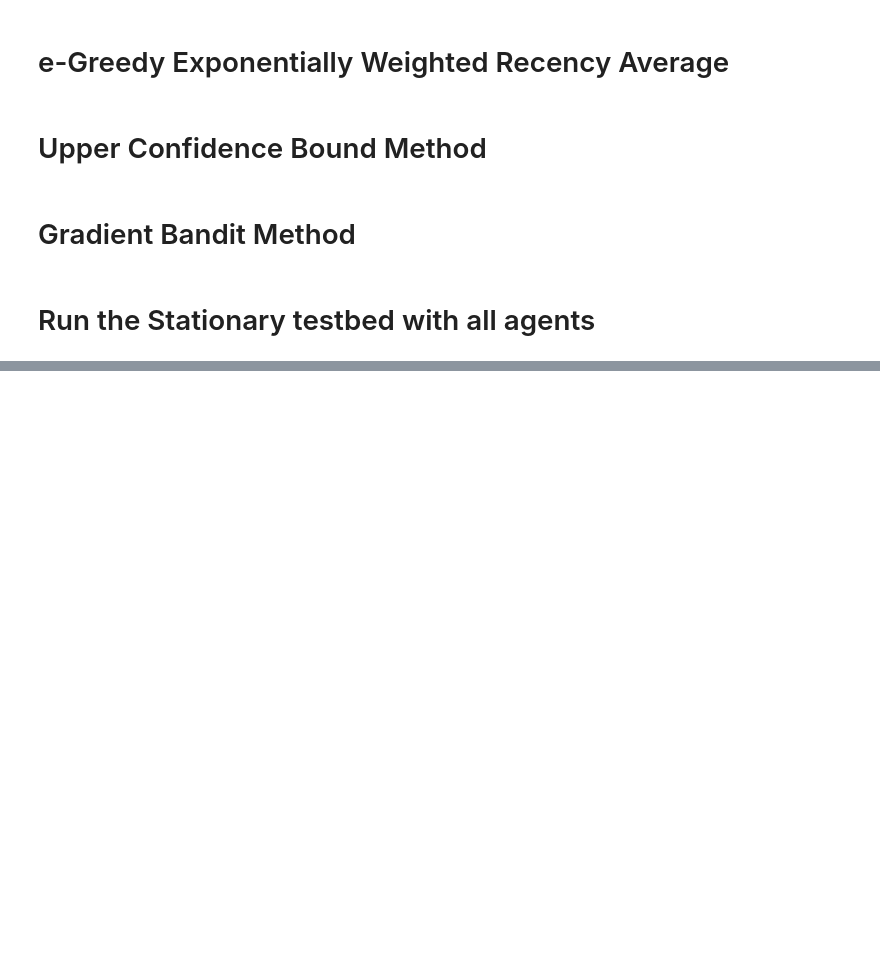
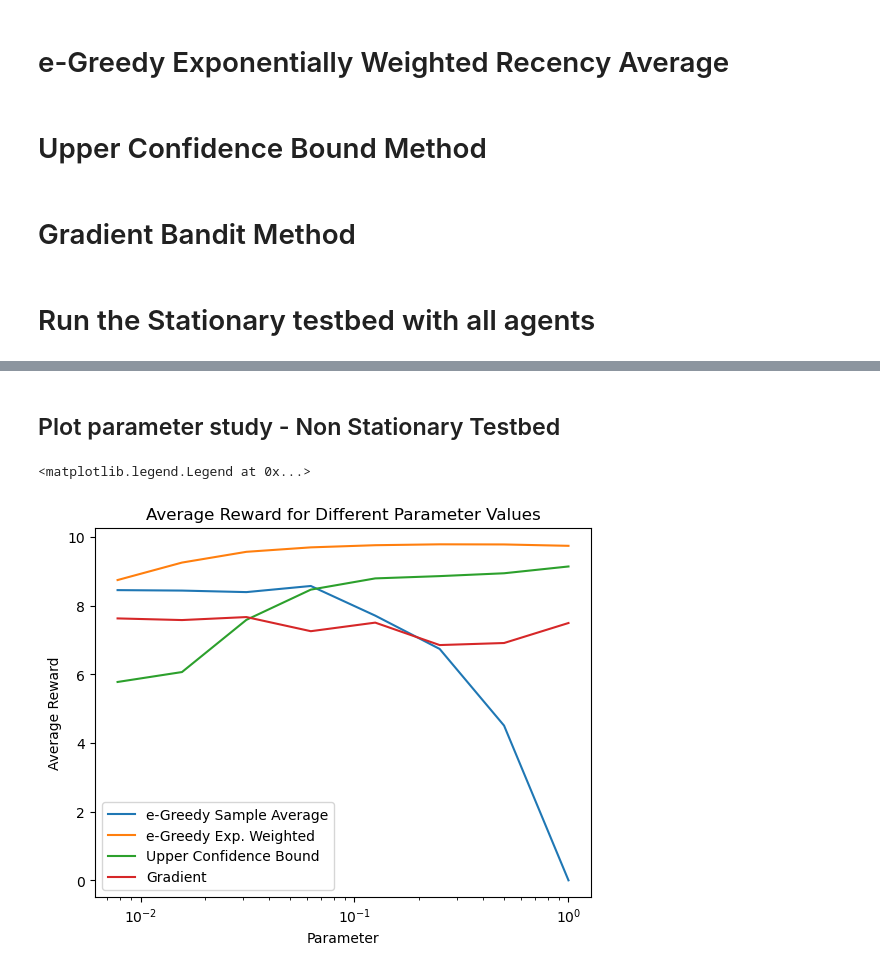
Before and after one commit to shantanu/reinforcement-learning-book, a Jupyter notebook: ch2/parameter-study.ipynb, the cells around one changed output, grey strips where cells are left out. Saved outputs shown, nothing was run; the diff lists cells and outputs as text; code cells hidden in the pictures; blank space fills up the shorter version.

```diff
--- a/ch2/parameter-study.ipynb
+++ b/ch2/parameter-study.ipynb
@@ -363,0 +371,22 @@ plt.legend()
+# %%
+%%time
+TIMESTEPS: int = 20000
+es = [1/128, 1/64, 1/32, 1/16, 1/8, 1/4, 1/2, 1]
+
+agents_by_algo = {
+    "e-Greedy Sample Average" : [EGreedySampleAverage(time=TIMESTEPS, e=np.float64(ee)) for ee in es],
+    "e-Greedy Exp. Weighted" : [EGreedyExpWeight(time=TIMESTEPS, a=np.float64(ee)) for ee in es],
+    "Upper Confidence Bound" : [UCBAgent(time=TIMESTEPS, c=np.float64(ee)) for ee in es],
+    "Gradient": [GradientAgent(time=TIMESTEPS, a=np.float64(ee)) for ee in es]
+}
+
+testbed = Testbed(TestbedType.NON_STATIONARY)
+
+for i in range(TIMESTEPS):
+    for algo, agents in agents_by_algo.items():
+        for agent in agents:
+            actions = agent.get_next_actions()
+            #print(actions)
+            rewards = testbed.get_rewards(actions)
+            # print(rewards)
+            agent.process_rewards(rewards)
@@ -363,0 +396,26 @@ plt.legend()
+# %% [markdown]
+## Plot parameter study - Non Stationary Testbed
+# %%
+import matplotlib.pyplot as plt
+# Define colors for each epsilon value
+colors = ['green', 'red', 'blue']
+
+
+# Plot average reward for each epsilon
+for algo, agents in agents_by_algo.items():
+
+    # calculate average reward for the second half of the timesteps (ignores the initial learning portion)
+    rewards = [np.mean(agent.get_average_rewards()[len(agent.get_average_rewards())//2:]) for agent in agents]
+
+    plt.plot(es, rewards, label=algo)
+
+
+# Add labels and title
+plt.xlabel('Parameter')
+plt.xscale('log')
+plt.ylabel('Average Reward')
+plt.title('Average Reward for Different Parameter Values')
+plt.legend()
+# %% [output]
+<matplotlib.legend.Legend at 0x...>
+[figure, added]
```
Also changed, not shown: parts of 13 cells of this notebook.
